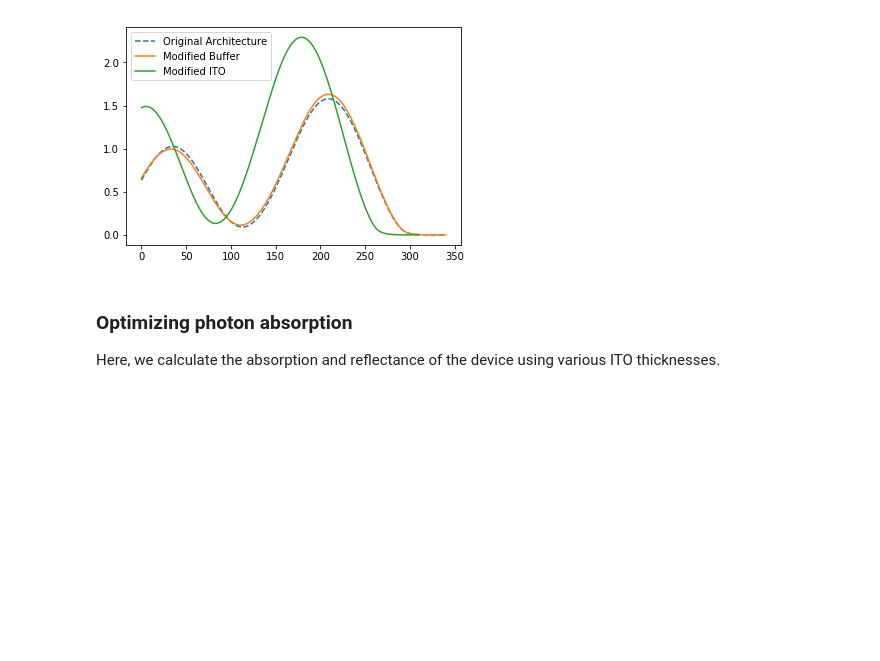
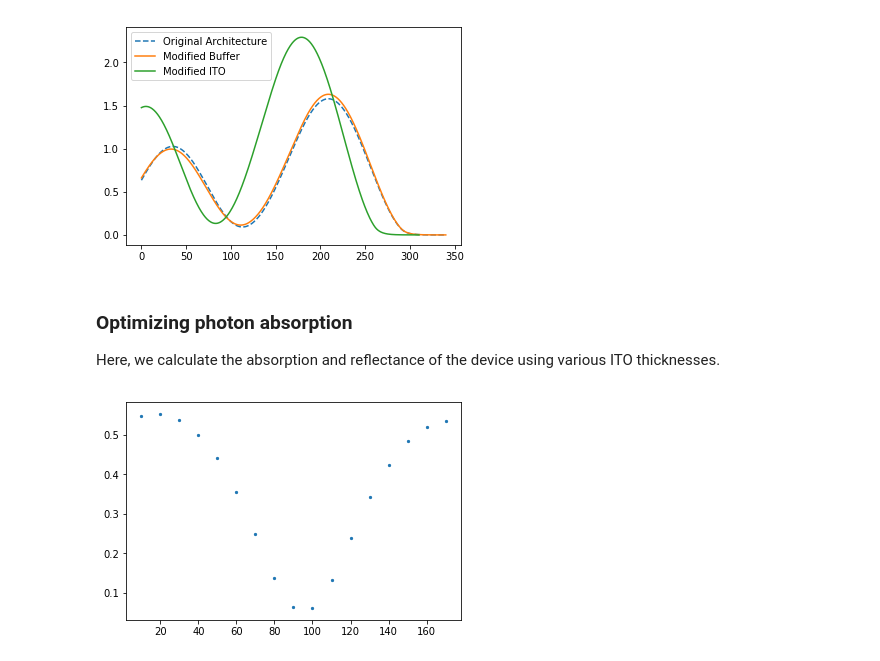
Before and after one commit to JohnPHealey/osc-optical-optimization, a Jupyter notebook: pedot_tfm_simulation.ipynb, the cells around one changed output. Drawn from its saved outputs; the diff is of its cells as text; code cells hidden in the pictures; blank space fills up the shorter version.

Commit message:
Do photon absorption calculations and plot. ITO thickness done in last commit.

```diff
--- a/pedot_tfm_simulation.ipynb
+++ b/pedot_tfm_simulation.ipynb
@@ -283,3 +283,18 @@ plt.show()
 ### Optimizing photon absorption
 
 Here, we calculate the absorption and reflectance of the device using various ITO thicknesses.
+# %%
+thicknesses = np.arange(10, 180, 10)
+R = []
+A = []
+for d_ito in thicknesses:
+    d[1] = d_ito
+    S = scattering_matrix(start_layer=1, stop_layer=m, trans=t, refl=r, thick=d, phase=xi)
+    r_complex = S[1][0] / S[0][0]
+    reflectivity = np.abs(r_complex)**2
+    R.append(reflectivity)
+    A.append(1 - reflectivity)
+plt.scatter(thicknesses, R, s=5)
+plt.show()
+# %% [output]
+[figure, added]
```
Also changed, not shown: parts of 1 cell of this notebook.
